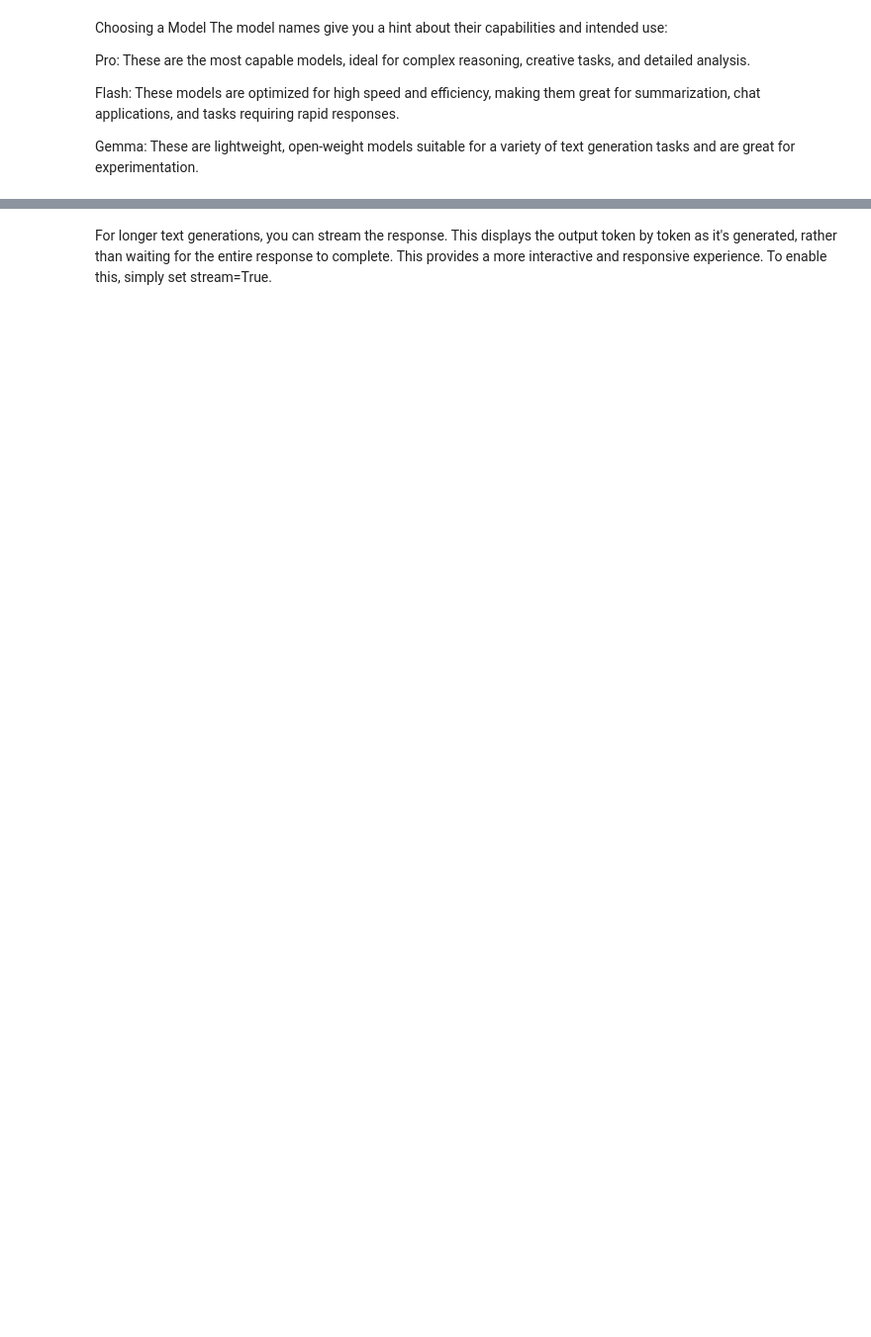
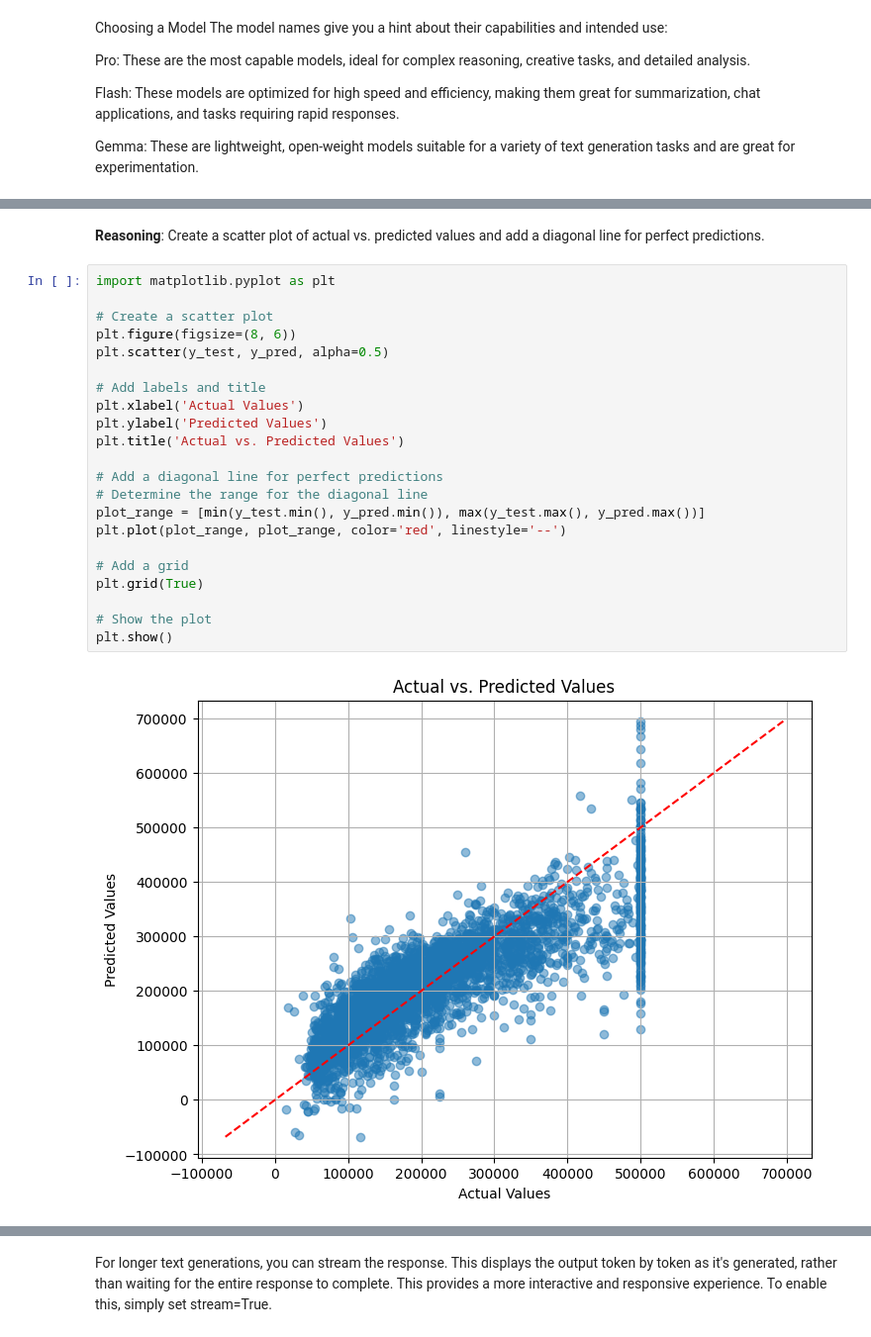
Before and after one commit to microsoft/.github, a Jupyter notebook: notebooks/Getting_started_with_google_colab_ai.ipynb, the cells around one changed output, grey strips where cells are left out. Shown at 99% size. Drawn from its saved outputs; the diff is of its cells as text; blank space fills up the shorter version.

```diff
--- a/notebooks/Getting_started_with_google_colab_ai.ipynb
+++ b/notebooks/Getting_started_with_google_colab_ai.ipynb
@@ -35,0 +307,27 @@ Gemma: These are lightweight, open-weight models suitable for a variety of text
+# %% [markdown]
+**Reasoning**:
+Create a scatter plot of actual vs. predicted values and add a diagonal line for perfect predictions.
+# %%
+import matplotlib.pyplot as plt
+
+# Create a scatter plot
+plt.figure(figsize=(8, 6))
+plt.scatter(y_test, y_pred, alpha=0.5)
+
+# Add labels and title
+plt.xlabel('Actual Values')
+plt.ylabel('Predicted Values')
+plt.title('Actual vs. Predicted Values')
+
+# Add a diagonal line for perfect predictions
+# Determine the range for the diagonal line
+plot_range = [min(y_test.min(), y_pred.min()), max(y_test.max(), y_pred.max())]
+plt.plot(plot_range, plot_range, color='red', linestyle='--')
+
+# Add a grid
+plt.grid(True)
+
+# Show the plot
+plt.show()
+# %% [output]
+[figure, added]
```
Also changed, not shown: parts of 100 cells of this notebook.
